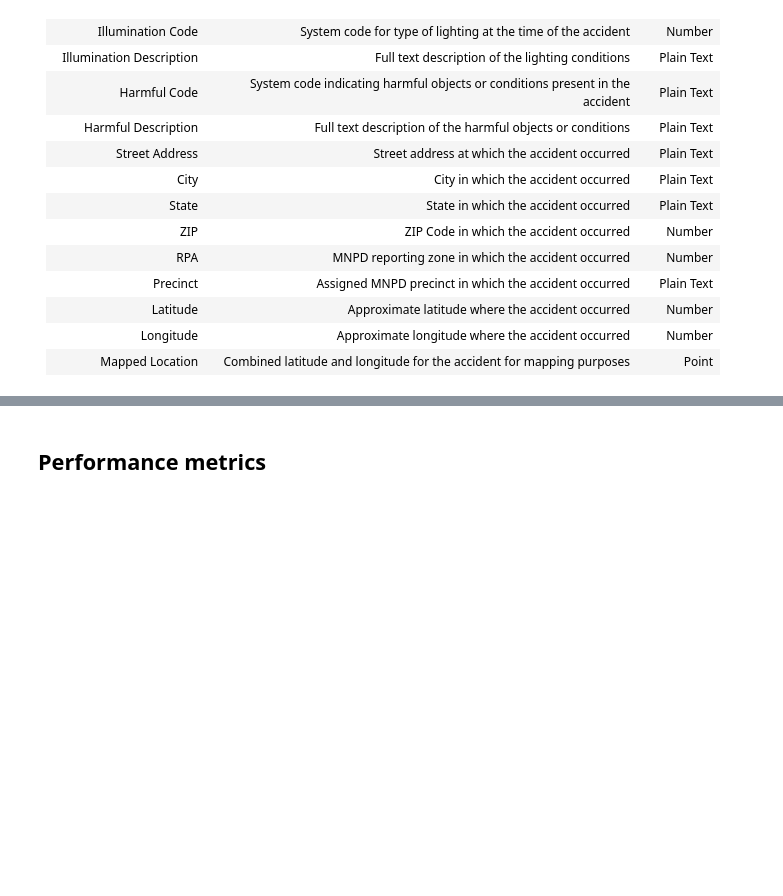
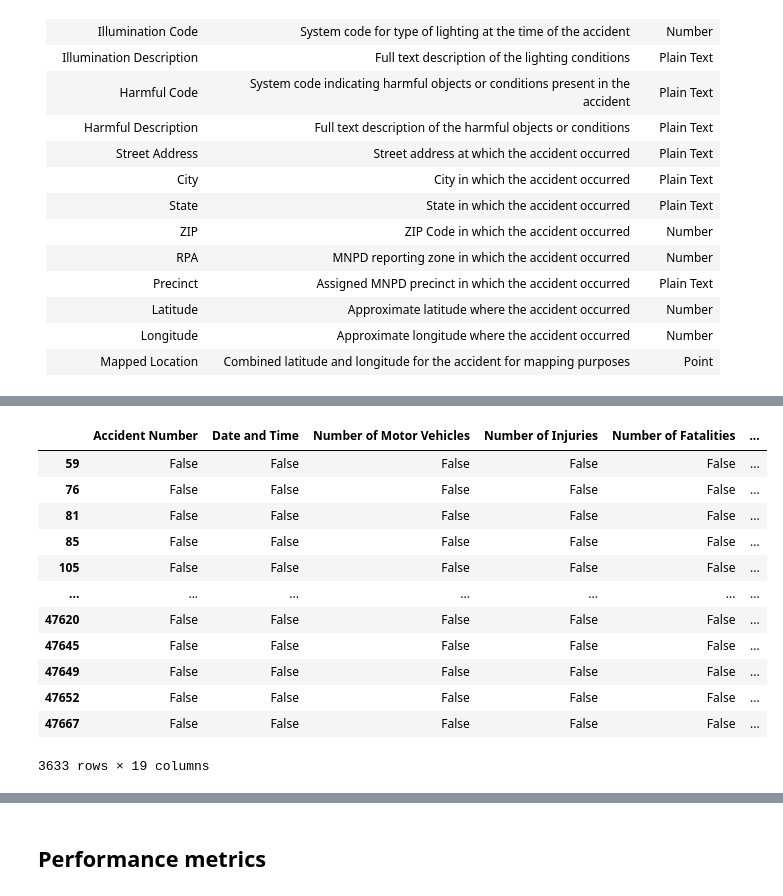
Before and after one commit to vanderbilt-ml/50-shah-mlproj-traffic-accidents, a Jupyter notebook: TrafficAccidents.ipynb, the cells around one changed output, grey strips where cells are left out. Cells and saved outputs as stored; diff of their text form; code cells hidden in the pictures; blank space fills up the shorter version.

```diff
--- a/TrafficAccidents.ipynb
+++ b/TrafficAccidents.ipynb
@@ -48,0 +144,16 @@ Mapped Location	|	Combined latitude and longitude for the accident for mapping p
+# %%
+penguins.isnull()
+# %% [output]
+|  | Accident Number | Date and Time | Number of Motor Vehicles | Number of Injuries | Number of Fatalities | ... |
+| 59 | False | False | False | False | False | ... |
+| 76 | False | False | False | False | False | ... |
+| 81 | False | False | False | False | False | ... |
+| 85 | False | False | False | False | False | ... |
+| 105 | False | False | False | False | False | ... |
+| ... | ... | ... | ... | ... | ... | ... |
+| 47620 | False | False | False | False | False | ... |
+| 47645 | False | False | False | False | False | ... |
+| 47649 | False | False | False | False | False | ... |
+| 47652 | False | False | False | False | False | ... |
+| 47667 | False | False | False | False | False | ... |
+3633 rows × 19 columns
```
Also changed, not shown: parts of 37 cells of this notebook.
